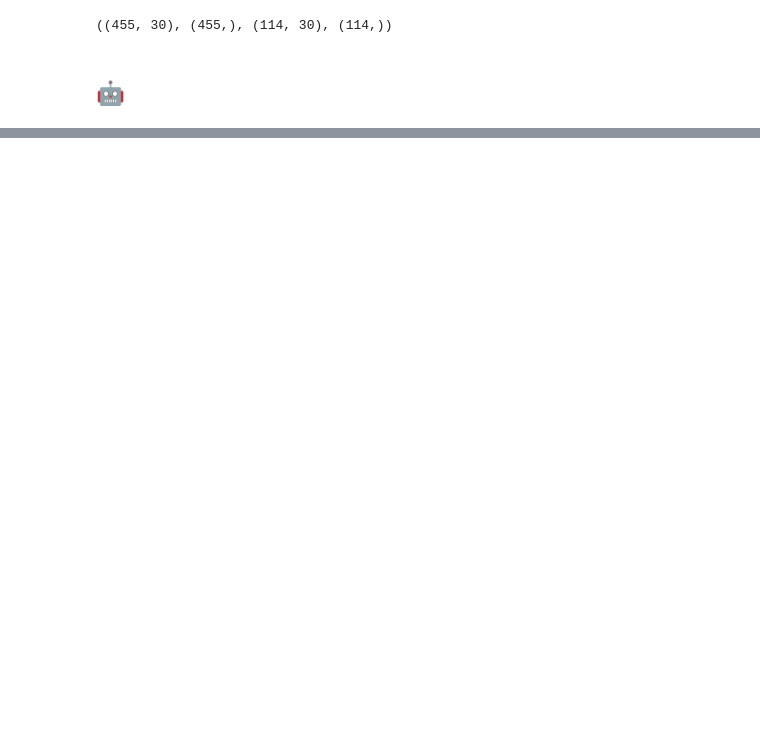
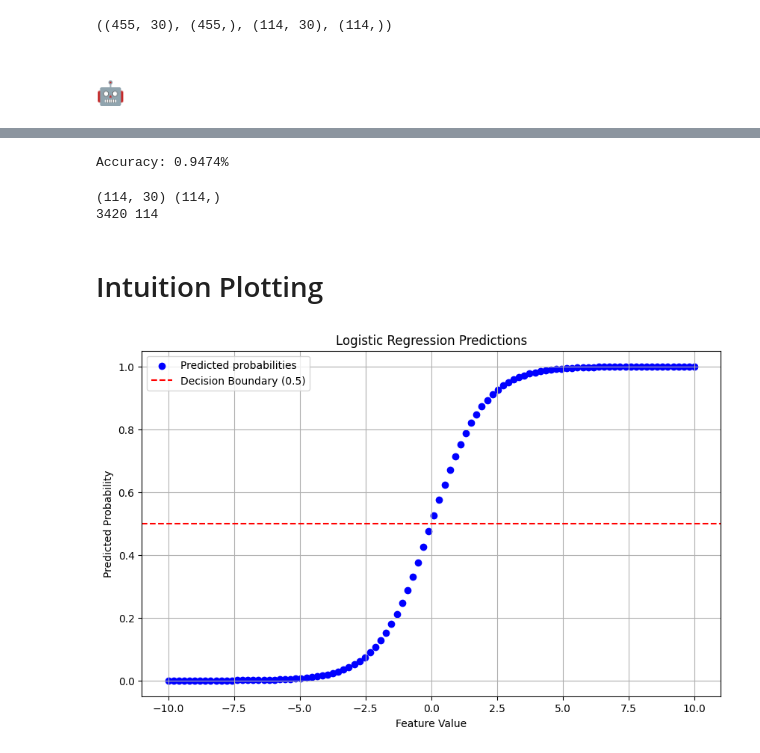
Before and after one commit to D-A-N-1-3-6/ML-Algorithms-From-Scratch, a Jupyter notebook: logistic_regression.ipynb, the cells around one changed output, grey strips where cells are left out. Saved outputs shown, nothing was run; the diff lists cells and outputs as text; code cells hidden in the pictures; blank space fills up the shorter version.

Commit message:
Complete logistic regression

```diff
--- a/logistic_regression.ipynb
+++ b/logistic_regression.ipynb
@@ -79,0 +105,27 @@ class LogisticRegression:
+# %%
+print(f"Accuracy: {accuracy(y_test, y_pred_):.4f}%")
+# %% [output]
+Accuracy: 0.9474%
+# %%
+print(X_test.shape, y_test.shape)
+print(X_test.size, y_test.size)
+# %% [output]
+(114, 30) (114,)
+3420 114
+# %% [markdown]
+# Intuition Plotting
+# %%
+X_dummy = np.linspace(-10, 10, 100) # Feature Value
+ypreds_dummy = 1 / (1 + np.exp(-X_dummy))
+# %%
+plt.figure(figsize=(10, 6))
+plt.scatter(X_dummy, ypreds_dummy, color='blue', label='Predicted probabilities')
+plt.title('Logistic Regression Predictions')
+plt.xlabel('Feature Value')
+plt.ylabel('Predicted Probability')
+plt.axhline(y=0.5, color='r', linestyle='--', label='Decision Boundary (0.5)')
+plt.legend()
+plt.grid()
+plt.show()
+# %% [output]
+[figure, added]
```
Also changed, not shown: parts of 8 cells of this notebook.
